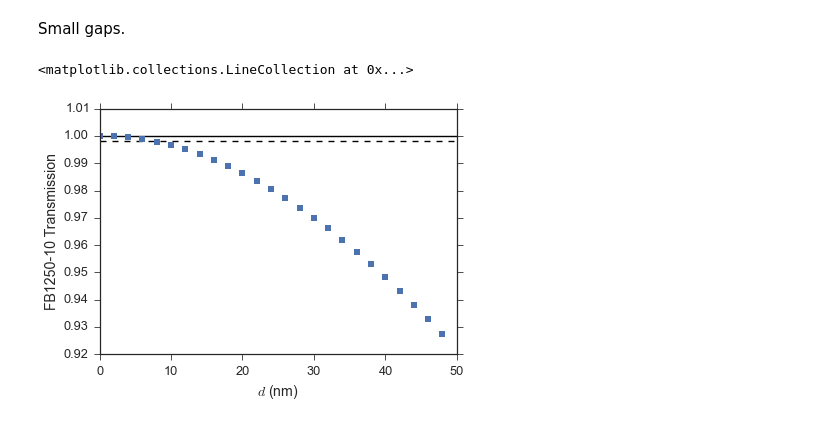
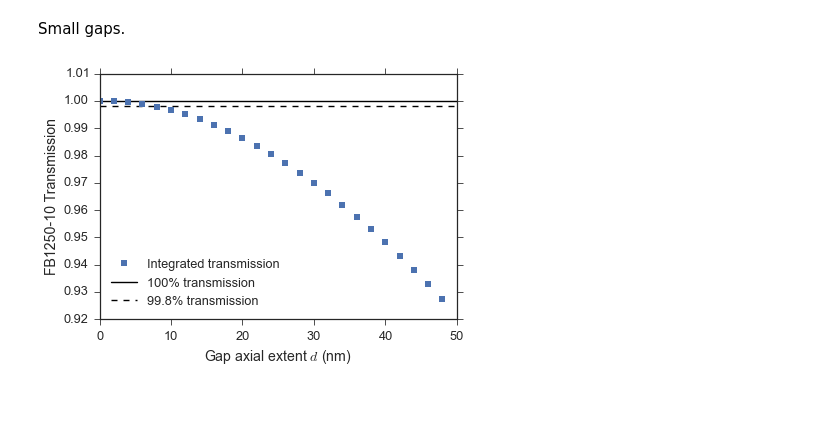
Before and after one commit to Echelle/AO_bonding_paper, a Jupyter notebook: notebooks/SiGaps_20_Thorlabs_filter_curve.ipynb, the cells around one changed output. Drawn from its saved outputs; the diff is of its cells as text; code cells hidden in the pictures.

```diff
--- a/notebooks/SiGaps_20_Thorlabs_filter_curve.ipynb
+++ b/notebooks/SiGaps_20_Thorlabs_filter_curve.ipynb
@@ -62 +59,4 @@ model = model_absolute/dsp
+# %%
+sns.set_context('paper', font_scale=1.6)
+sns.set_style('ticks')
 # %%
@@ -87,11 +92,12 @@ gap_trans = [integrate_flux(etalon.T_gap_Si_fast(fc.wavelength, gap_size, n1)/ds
 sns.set_context('paper', font_scale=1.6)
 sns.set_style('ticks')
 # %%
-plt.plot(gap_sizes, gap_trans, 's', label='')
-plt.xlabel('$d$ (nm)')
+plt.plot(gap_sizes, gap_trans, 's', label='Integrated transmission')
+plt.xlabel('Gap axial extent $d$ (nm)')
 plt.ylabel('FB1250-10 Transmission')
-plt.hlines(1.0, 0, 50)
-plt.hlines(0.998, 0, 50, linestyle='dashed')
+plt.hlines(1.0, 0, 50, label='100% transmission')
+plt.hlines(0.998, 0, 50, linestyle='dashed', label = '99.8% transmission')
+plt.legend(loc='lower left')
+plt.savefig('../figs/FB1250-10_integ_trans.pdf')
 # %% [output]
-<matplotlib.collections.LineCollection at 0x...>
-[figure, old version]
+[figure, new version]
```
Also changed, not shown: parts of 6 cells of this notebook, 2 other files.
